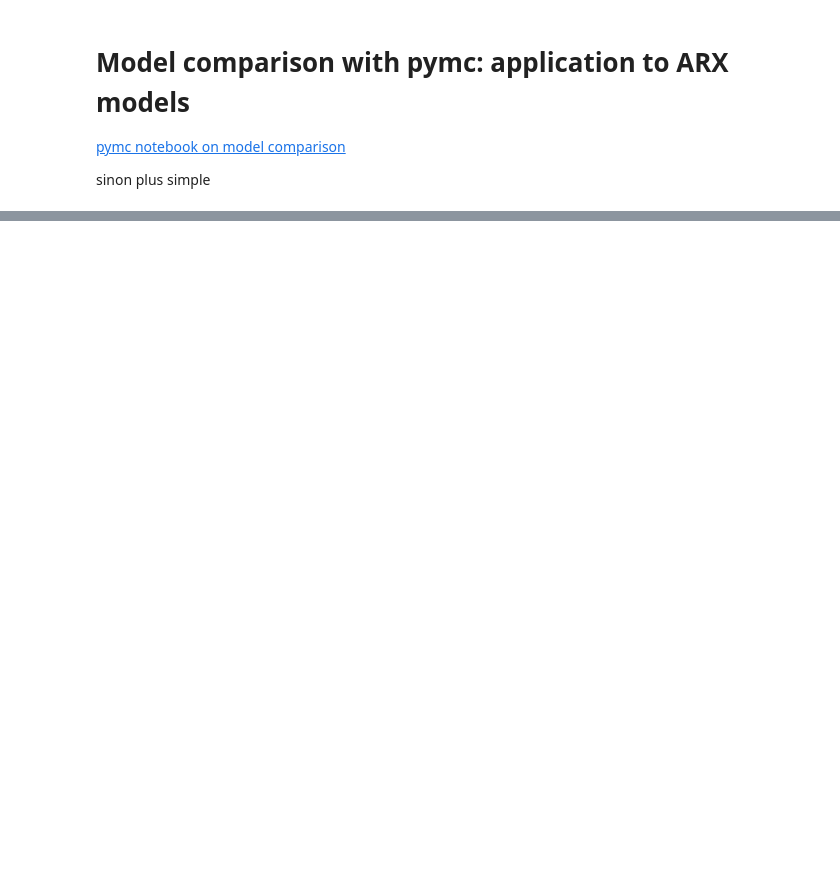
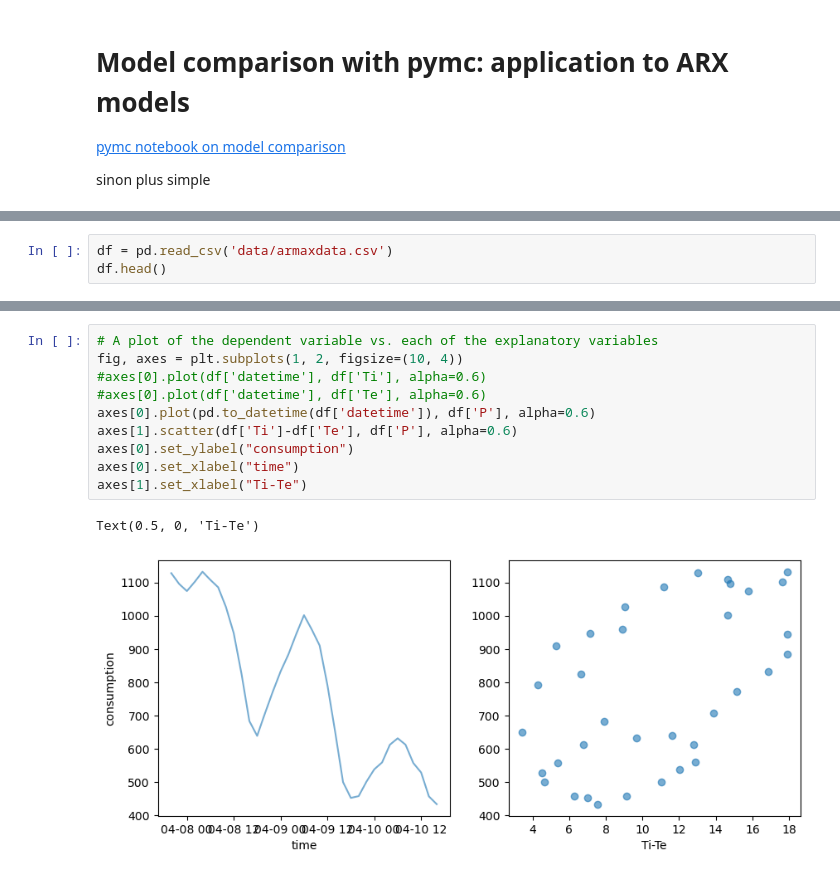
Before and after one commit to srouchier/simurex2024, a Jupyter notebook: 02_arx_selection.ipynb, the cells around one changed output, grey strips where cells are left out. Saved outputs shown, nothing was run; the diff lists cells and outputs as text; blank space fills up the shorter version.

```diff
--- a/02_arx_selection.ipynb
+++ b/02_arx_selection.ipynb
@@ -31,0 +14,3 @@ with pm.Model() as ar2:
+# %%
+df = pd.read_csv('data/armaxdata.csv')
+df.head()
@@ -31,0 +24,13 @@ with pm.Model() as ar2:
+# %%
+# A plot of the dependent variable vs. each of the explanatory variables
+fig, axes = plt.subplots(1, 2, figsize=(10, 4))
+#axes[0].plot(df['datetime'], df['Ti'], alpha=0.6)
+#axes[0].plot(df['datetime'], df['Te'], alpha=0.6)
+axes[0].plot(pd.to_datetime(df['datetime']), df['P'], alpha=0.6)
+axes[1].scatter(df['Ti']-df['Te'], df['P'], alpha=0.6)
+axes[0].set_ylabel("consumption")
+axes[0].set_xlabel("time")
+axes[1].set_xlabel("Ti-Te")
+# %% [output]
+Text(0.5, 0, 'Ti-Te')
+[figure, added]
```
Also changed, not shown: parts of 22 cells of this notebook, 9 other files.
